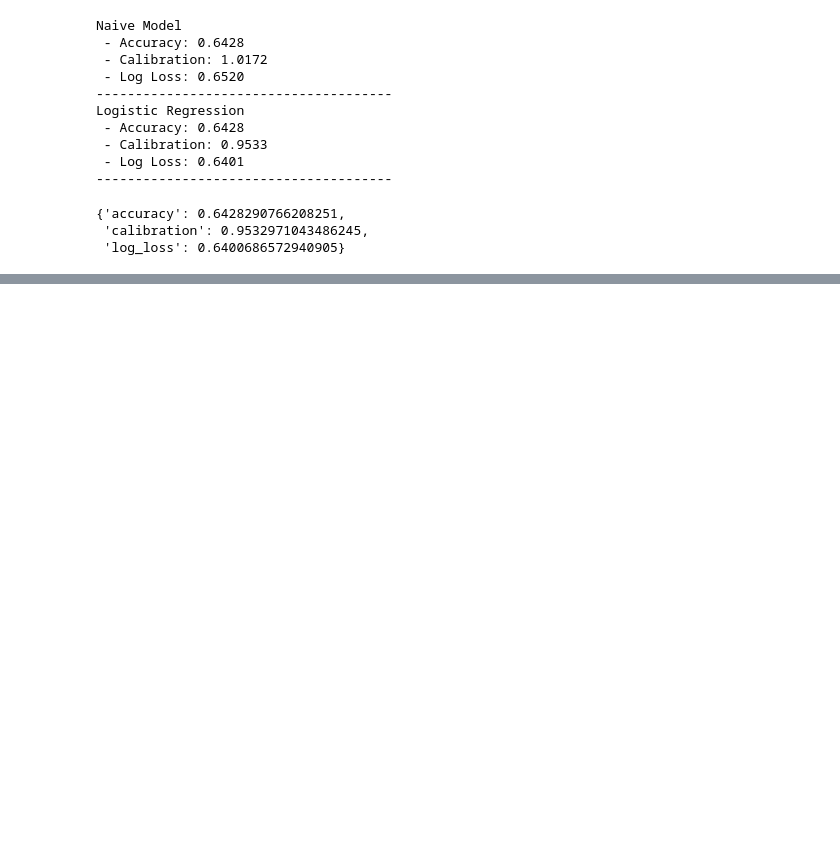
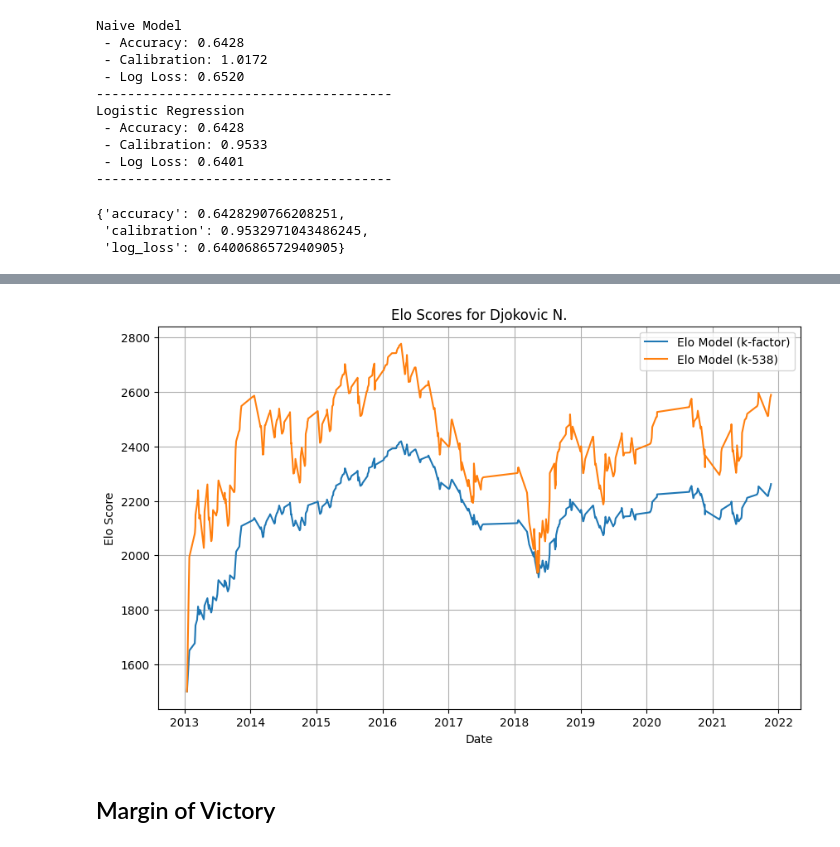
Before and after one commit to oanhnguyenolivia/TennisOutcomePrediction, a Jupyter notebook: Cleaned Dataset.ipynb, the cells around one changed output, grey strips where cells are left out. Saved outputs shown, nothing was run; the diff lists cells and outputs as text; code cells hidden in the pictures; blank space fills up the shorter version.

```diff
--- a/Cleaned Dataset.ipynb
+++ b/Cleaned Dataset.ipynb
@@ -1120,0 +428,36 @@ Glicko Model
+# %%
+def get_individual_data(df, player_name, rating_column):
+    player_mask = (df["winner_name"] == player_name) | (df["loser_name"] == player_name)
+    df_player = df[player_mask].copy()
+    player_won = df_player["winner_name"] == player_name
+
+    df_player[rating_column + "_before_game"] = np.where(player_won, df_player["winner_" + rating_column + "_before_game"], df_player["loser_" + rating_column + "_before_game"])
+    df_player = df_player.sort_values("tourney_date")
+    return df_player
+
+def plot_ratings(player_name, df_players, labels, rating_column):
+    plt.figure(figsize=(10, 6))
+    for df_player, label in zip(df_players, labels):
+        plt.plot(df_player["tourney_date"], df_player["winner_" + rating_column + "_before_game"], label=label)
+    plt.title(f"{rating_column.capitalize()} Scores for {player_name}")
+    plt.xlabel("Date")
+    plt.ylabel(f"{rating_column.capitalize()} Score")
+    plt.legend()
+    plt.grid(True)
+    plt.show()
+
+player_name = "Djokovic N."
+
+df_elo_train_fixed, _ = implement_elo(df_train, lambda matches_played: k_fixed(matches_played, k=48.17))
+df_elo_train_538, _ = implement_elo(df_train, lambda matches_played: k_538(matches_played, delta=196.00, nu=7.00, sigma=0.10))
+
+df_player_k_factor = get_individual_data(df_elo_train_fixed, player_name, "elo")
+df_player_538 = get_individual_data(df_elo_train_538, player_name, "elo")
+
+df_players = [df_player_k_factor, df_player_538]
+labels = ["Elo Model (k-factor)", "Elo Model (k-538)"]
+plot_ratings(player_name, df_players, labels, "elo")
+# %% [output]
+[figure, added]
+# %% [markdown]
+## Margin of Victory
```
Also changed, not shown: parts of 52 cells of this notebook.
